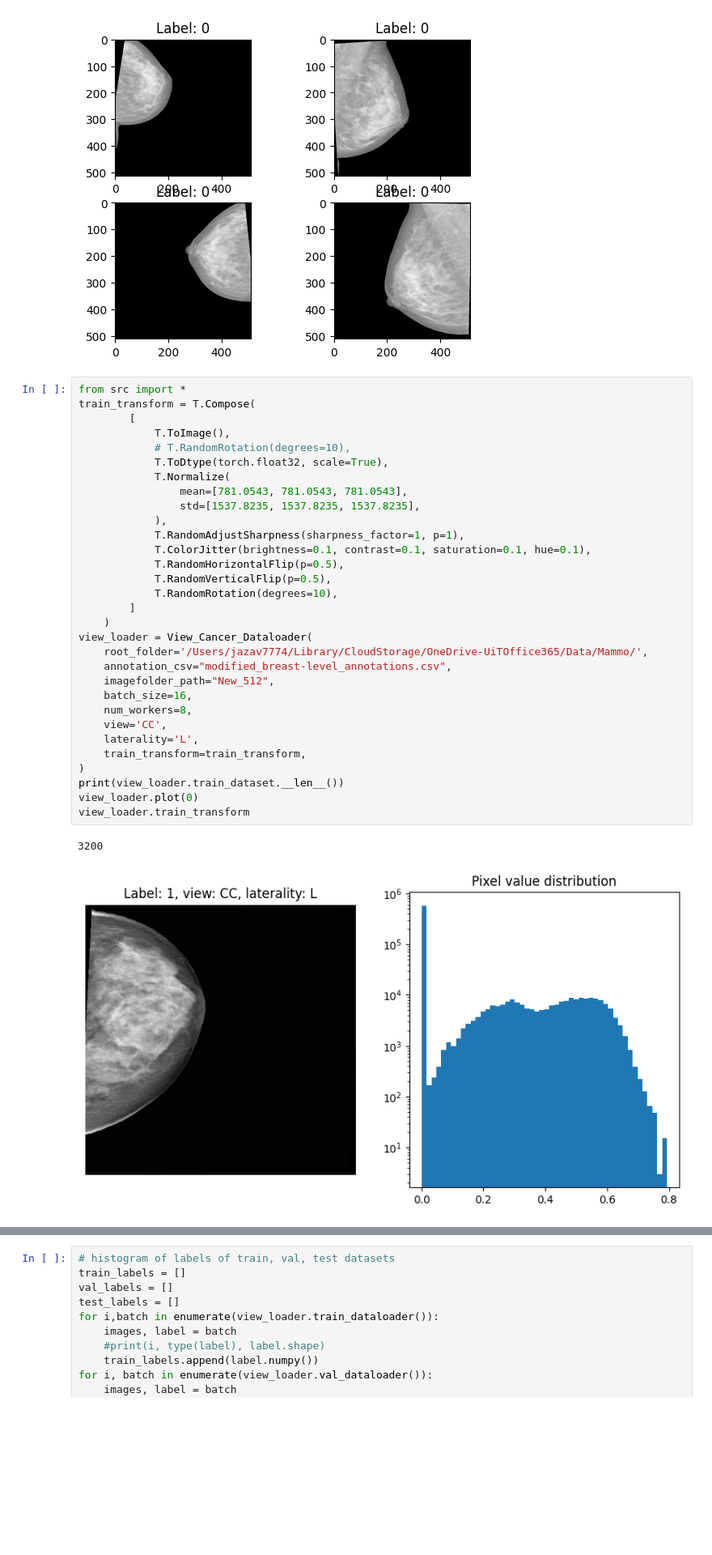
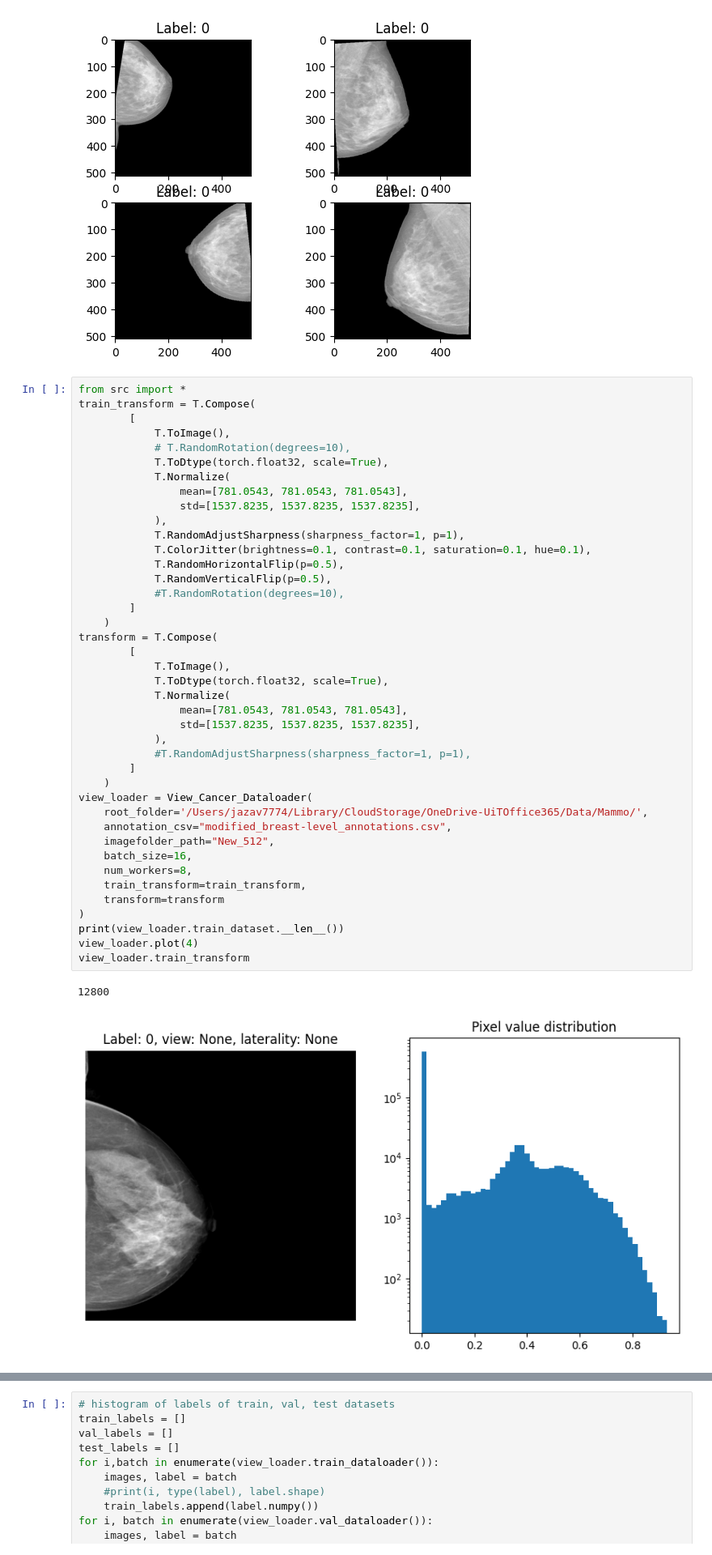
Before and after one commit to hzavadil98/UiT_FYS-8603, a Jupyter notebook: playground.ipynb, the cells around one changed output, grey strips where cells are left out. Shown: that part at 81% size. Cells and saved outputs as stored; diff of their text form; blank space fills up the shorter version.

Commit message:
running without adjust sharpness and color jitter

```diff
--- a/playground.ipynb
+++ b/playground.ipynb
@@ -145,37 +145,47 @@ loader.plot(3)
 # %%
 from src import *
 train_transform = T.Compose(
         [
             T.ToImage(),
             # T.RandomRotation(degrees=10),
             T.ToDtype(torch.float32, scale=True),
             T.Normalize(
                 mean=[781.0543, 781.0543, 781.0543],
                 std=[1537.8235, 1537.8235, 1537.8235],
             ),
             T.RandomAdjustSharpness(sharpness_factor=1, p=1),
             T.ColorJitter(brightness=0.1, contrast=0.1, saturation=0.1, hue=0.1),
             T.RandomHorizontalFlip(p=0.5),
             T.RandomVerticalFlip(p=0.5),
-            T.RandomRotation(degrees=10),
+            #T.RandomRotation(degrees=10),
+        ]
+    )
+transform = T.Compose(
+        [
+            T.ToImage(),
+            T.ToDtype(torch.float32, scale=True),
+            T.Normalize(
+                mean=[781.0543, 781.0543, 781.0543],
+                std=[1537.8235, 1537.8235, 1537.8235],
+            ),
+            #T.RandomAdjustSharpness(sharpness_factor=1, p=1),
         ]
     )
 view_loader = View_Cancer_Dataloader(
     root_folder='/Users/jazav7774/Library/CloudStorage/OneDrive-UiTOffice365/Data/Mammo/',
     annotation_csv="modified_breast-level_annotations.csv",
     imagefolder_path="New_512",
     batch_size=16,
     num_workers=8,
-    view='CC',
-    laterality='L',
     train_transform=train_transform,
+    transform=transform
 )
 print(view_loader.train_dataset.__len__())
-view_loader.plot(0)
+view_loader.plot(4)
 view_loader.train_transform
 # %% [output]
-3200
+12800
-[figure, old version]
+[figure, new version]
 Compose(
       ToImage()
       ToDtype(scale=True)
```
Also changed, not shown: parts of 1 cell of this notebook, 1 other file.
